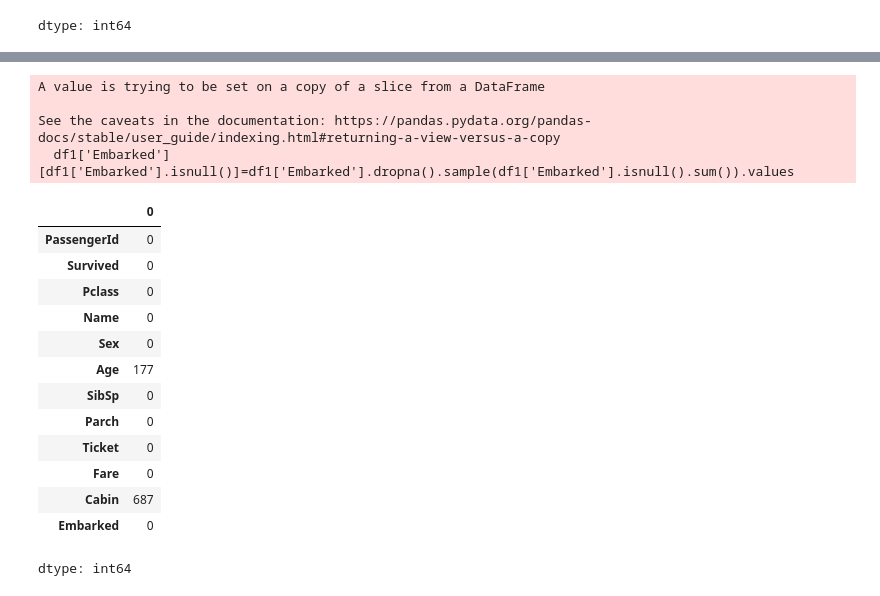
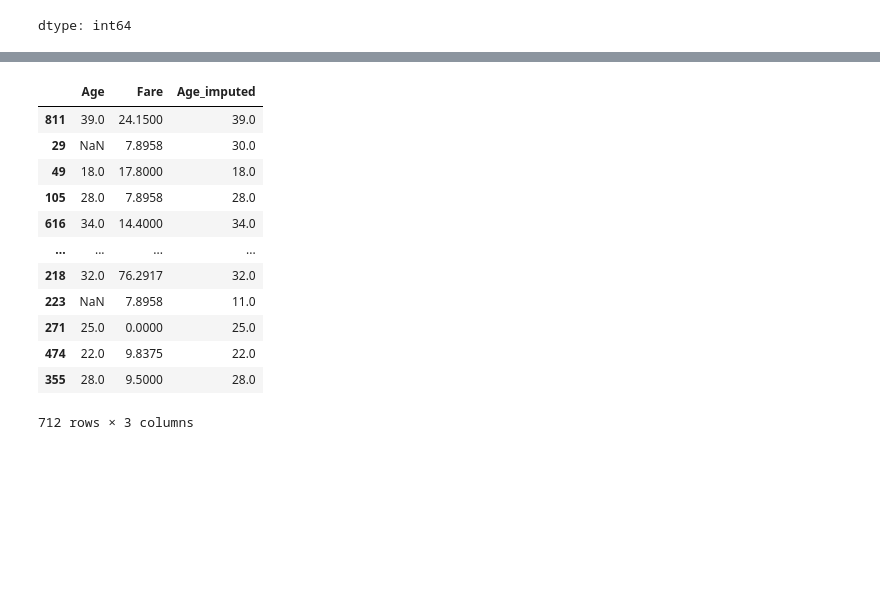
Before and after one commit to princeiiitk/CampusX-ML, a Jupyter notebook: Missing_Indicator/Random_imputer.ipynb, the cells around one changed output, grey strips where cells are left out. Cells and saved outputs as stored; diff of their text form; code cells hidden in the pictures; blank space fills up the shorter version.

```diff
--- a/Missing_Indicator/Random_imputer.ipynb
+++ b/Missing_Indicator/Random_imputer.ipynb
@@ -147,24 +113,16 @@ dtype: int64
-# %%
-df1['Embarked'][df1['Embarked'].isnull()]=df1['Embarked'].dropna().sample(df1['Embarked'].isnull().sum()).values
-# %% [output]
-A value is trying to be set on a copy of a slice from a DataFrame
-
-See the caveats in the documentation: https://pandas.pydata.org/pandas-docs/stable/user_guide/indexing.html#returning-a-view-versus-a-copy
-  df1['Embarked'][df1['Embarked'].isnull()]=df1['Embarked'].dropna().sample(df1['Embarked'].isnull().sum()).values
-# %%
-df1.isnull().sum()
-# %% [output]
-|  | 0 |
-| PassengerId | 0 |
-| Survived | 0 |
-| Pclass | 0 |
-| Name | 0 |
-| Sex | 0 |
-| Age | 177 |
-| SibSp | 0 |
-| Parch | 0 |
-| Ticket | 0 |
-| Fare | 0 |
-| Cabin | 687 |
-| Embarked | 0 |
-dtype: int64
+# %%
+X_train
+# %% [output]
+|  | Age | Fare | Age_imputed |
+| 811 | 39.0 | 24.1500 | 39.0 |
+| 29 | NaN | 7.8958 | 30.0 |
+| 49 | 18.0 | 17.8000 | 18.0 |
+| 105 | 28.0 | 7.8958 | 28.0 |
+| 616 | 34.0 | 14.4000 | 34.0 |
+| ... | ... | ... | ... |
+| 218 | 32.0 | 76.2917 | 32.0 |
+| 223 | NaN | 7.8958 | 11.0 |
+| 271 | 25.0 | 0.0000 | 25.0 |
+| 474 | 22.0 | 9.8375 | 22.0 |
+| 355 | 28.0 | 9.5000 | 28.0 |
+712 rows × 3 columns
```
Also changed, not shown: parts of 6 cells of this notebook.
